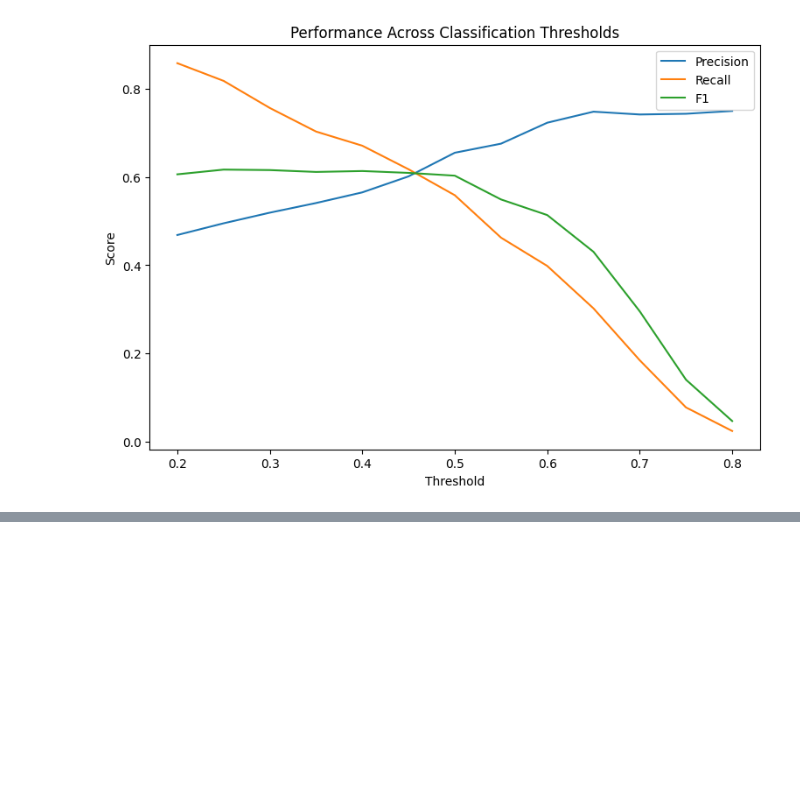
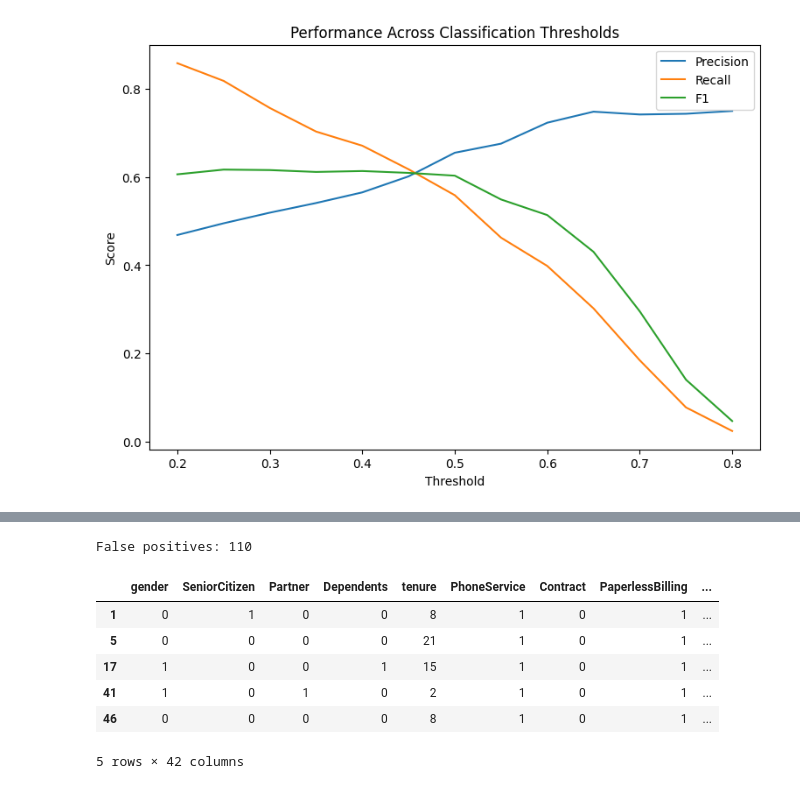
Before and after one commit to shavkatjony/telco-c-classifier-alias, a Jupyter notebook: notebooks/04_evaluation.ipynb, the cells around one changed output, grey strips where cells are left out. Cells and saved outputs as stored; diff of their text form; code cells hidden in the pictures; blank space fills up the shorter version.

```diff
--- a/notebooks/04_evaluation.ipynb
+++ b/notebooks/04_evaluation.ipynb
@@ -223,0 +294,18 @@ plt.show()
+# %%
+false_positives = error_analysis[
+    (error_analysis['Actual_Churn'] == 0) &
+    (error_analysis['Predicted_Churn'] == 1)
+].copy()
+
+print("False positives:", len(false_positives))
+
+false_positives.head()
+# %% [output]
+False positives: 110
+|  | gender | SeniorCitizen | Partner | Dependents | tenure | PhoneService | Contract | PaperlessBilling | ... |
+| 1 | 0 | 1 | 0 | 0 | 8 | 1 | 0 | 1 | ... |
+| 5 | 0 | 0 | 0 | 0 | 21 | 1 | 0 | 1 | ... |
+| 17 | 1 | 0 | 0 | 1 | 15 | 1 | 0 | 1 | ... |
+| 41 | 1 | 0 | 1 | 0 | 2 | 1 | 0 | 1 | ... |
+| 46 | 0 | 0 | 0 | 0 | 8 | 1 | 0 | 1 | ... |
+5 rows × 42 columns
```
Also changed, not shown: parts of 5 cells of this notebook.
